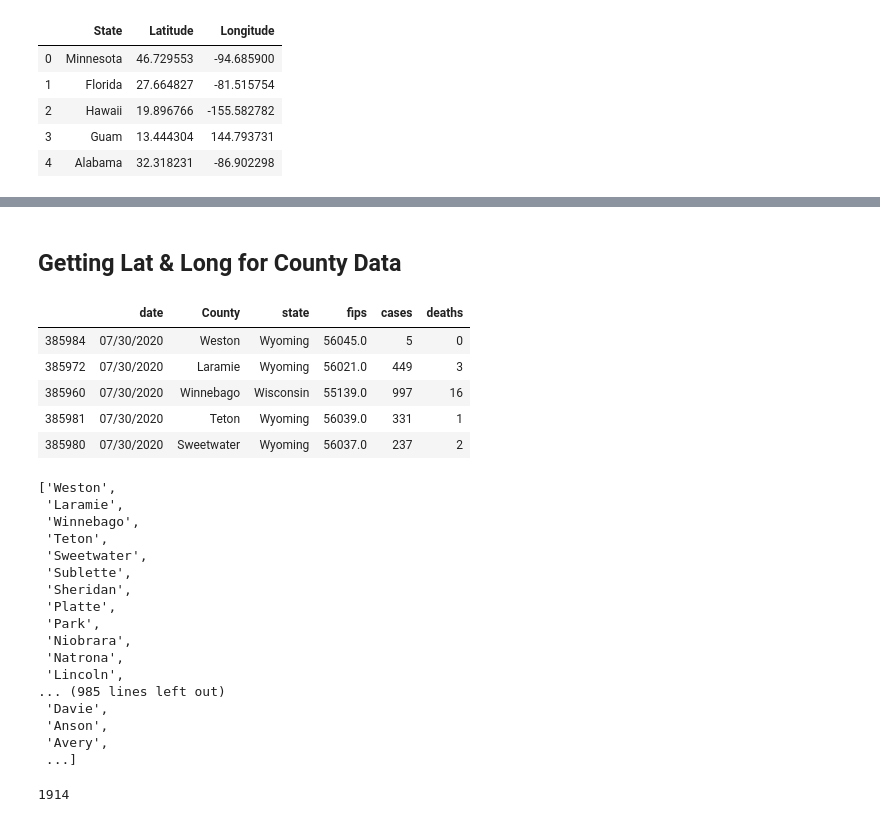
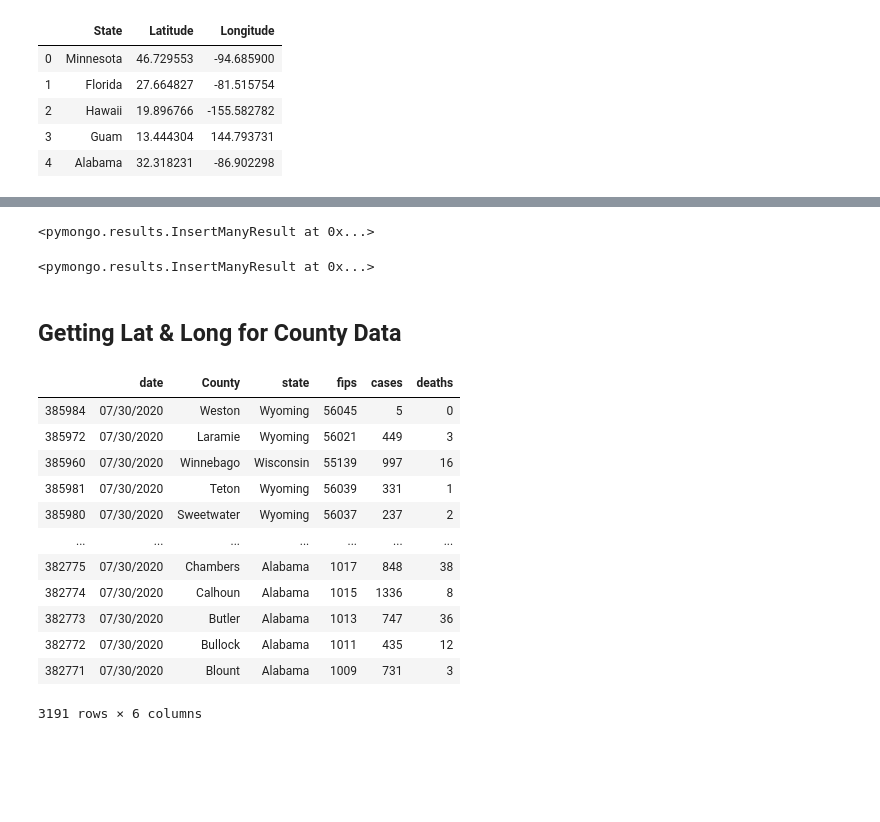
Before and after one commit to carlykelly/Covid-19-Project, a Jupyter notebook: NYT_Daily_Data.ipynb, the cells around one changed output, grey strips where cells are left out. Saved outputs shown, nothing was run; the diff lists cells and outputs as text; code cells hidden in the pictures; blank space fills up the shorter version.

```diff
--- a/NYT_Daily_Data.ipynb
+++ b/NYT_Daily_Data.ipynb
@@ -161,3 +244,11 @@ state_final_df
+# %%
+nyt_db = client['nyt_covid_db']
+collection_nyt_lt = nyt_db['NYT_state_covid_latest']
+with open('nyt_state_covid_latest.json') as f:
+    nyt_data1 = json.load(f)
+collection_nyt_lt.insert_many(nyt_data1)
+# %% [output]
+<pymongo.results.InsertManyResult at 0x...>
 # %%
 state_json=state_final_df.to_json(orient='records')
 parsed=json.loads(state_json)
@@ -166,39 +257,39 @@ with open('state_covid_daily.json', 'w') as f:
     json.dump(parsed, f, indent=4)
+# %%
+nyt_db = client['nyt_covid_db']
+collection_nyt = nyt_db['NYT_state_covid_daily']
+with open('nyt_state_covid_daily.json') as f:
+    nyt_data2 = json.load(f)
+collection_nyt.insert_many(nyt_data2)
+# %% [output]
+<pymongo.results.InsertManyResult at 0x...>
 # %% [markdown]
 ## Getting Lat & Long for County Data
-# %%
-county_df = county_df.rename(columns = {'county':'County'})
-county_df.head()
-# %% [output]
-|  | date | County | state | fips | cases | deaths |
-| 385984 | 07/30/2020 | Weston | Wyoming | 56045.0 | 5 | 0 |
-| 385972 | 07/30/2020 | Laramie | Wyoming | 56021.0 | 449 | 3 |
-| 385960 | 07/30/2020 | Winnebago | Wisconsin | 55139.0 | 997 | 16 |
-| 385981 | 07/30/2020 | Teton | Wyoming | 56039.0 | 331 | 1 |
-| 385980 | 07/30/2020 | Sweetwater | Wyoming | 56037.0 | 237 | 2 |
-# %%
-county_series=county_df['County'].unique()
-county_list=county_series.tolist()
-county_list
-# %% [output]
-['Weston',
- 'Laramie',
- 'Winnebago',
- 'Teton',
- 'Sweetwater',
- 'Sublette',
- 'Sheridan',
- 'Platte',
- 'Park',
- 'Niobrara',
- 'Natrona',
- 'Lincoln',
-... (985 lines left out)
- 'Davie',
- 'Anson',
- 'Avery',
- ...]
-# %%
-len(county_list)
-# %% [output]
-1914
+# %%
+county_df = county_df.rename(columns = {'county':'County'})
+county_df = county_df[county_df.County != 'Unknown']
+county_latest = county_df.loc[county_df['date'] == county_df['date'].max()]
+nyc = county_latest.loc[county_latest['County'] == 'New York City'].index
+#nyc
+county_latest.at[384619, 'fips'] = 36061.0
+#kansas city
+county_latest.at[384308, 'fips'] = 38000.0
+#joplin co
+county_latest.at[384307, 'fips'] = 37592.0
+county_latest = county_latest.astype({'fips':'int64'})
+#county_latest_new = county_latest.loc[county_latest['fips'].isnull()]
+county_latest
+# %% [output]
+|  | date | County | state | fips | cases | deaths |
+| 385984 | 07/30/2020 | Weston | Wyoming | 56045 | 5 | 0 |
+| 385972 | 07/30/2020 | Laramie | Wyoming | 56021 | 449 | 3 |
+| 385960 | 07/30/2020 | Winnebago | Wisconsin | 55139 | 997 | 16 |
+| 385981 | 07/30/2020 | Teton | Wyoming | 56039 | 331 | 1 |
+| 385980 | 07/30/2020 | Sweetwater | Wyoming | 56037 | 237 | 2 |
+| ... | ... | ... | ... | ... | ... | ... |
+| 382775 | 07/30/2020 | Chambers | Alabama | 1017 | 848 | 38 |
+| 382774 | 07/30/2020 | Calhoun | Alabama | 1015 | 1336 | 8 |
+| 382773 | 07/30/2020 | Butler | Alabama | 1013 | 747 | 36 |
+| 382772 | 07/30/2020 | Bullock | Alabama | 1011 | 435 | 12 |
+| 382771 | 07/30/2020 | Blount | Alabama | 1009 | 731 | 3 |
+3191 rows × 6 columns
```
Also changed, not shown: parts of 24 cells of this notebook, 6 other files.
